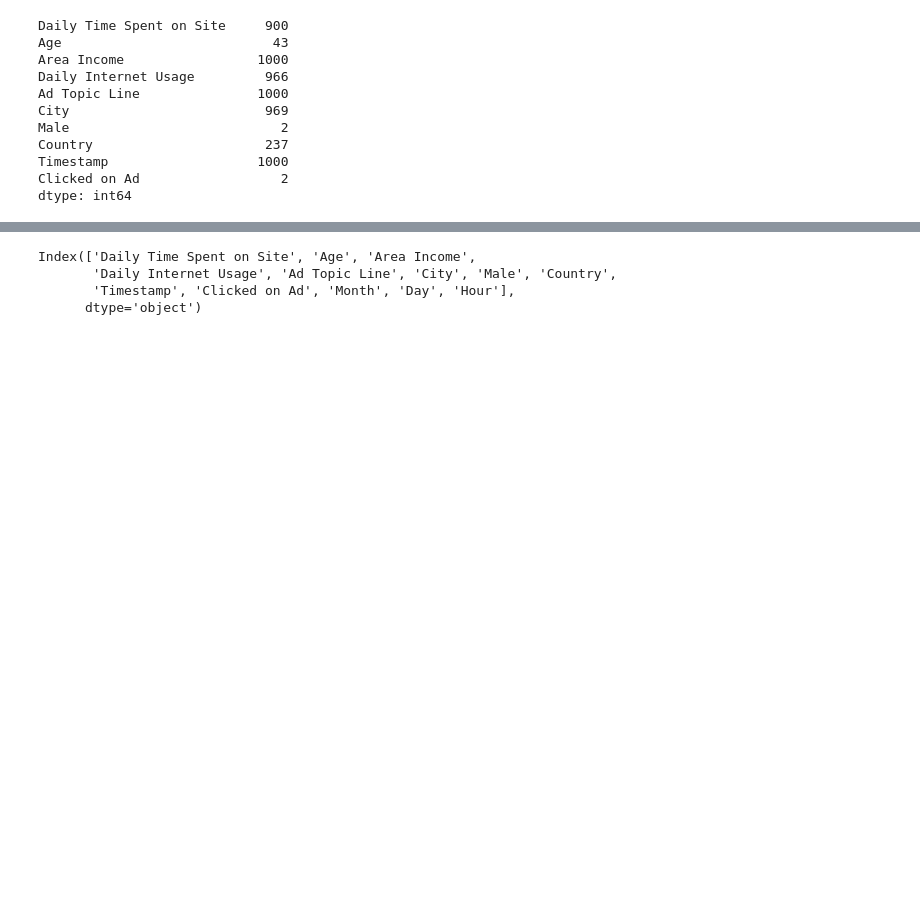
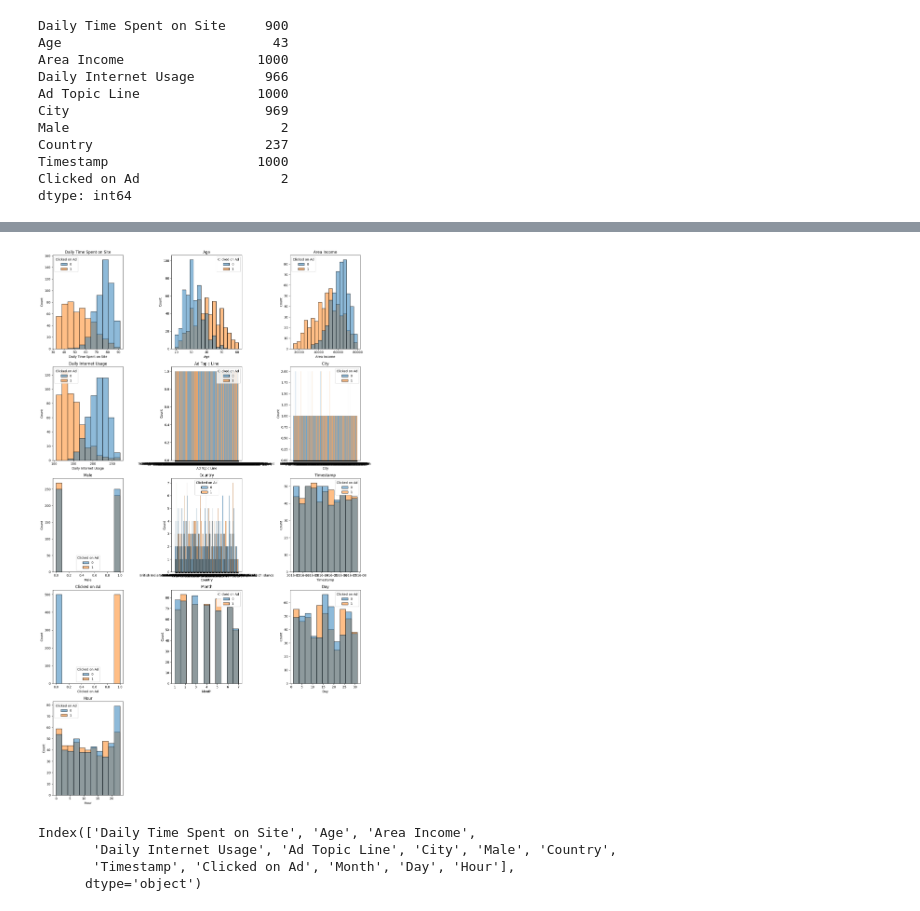
Before and after one commit to he11scream/BA_projects, a Jupyter notebook: Click on Ad/advertising.ipynb, the cells around one changed output, grey strips where cells are left out. Saved outputs shown, nothing was run; the diff lists cells and outputs as text; code cells hidden in the pictures; blank space fills up the shorter version.

```diff
--- a/Click on Ad/advertising.ipynb
+++ b/Click on Ad/advertising.ipynb
@@ -75,3 +79,26 @@ for i in data.columns:
+# %%
+df = pd.DataFrame(data)
+
+columns = df.columns
+rows = len(columns) // 3 + 1
+
+fig, axes = plt.subplots(rows, 3, figsize=(15, rows * 5))
+
+for idx, column in enumerate(columns):
+    ax = axes[idx // 3, idx % 3]
+    sns.histplot(data=df, x=column, ax=ax, hue='Clicked on Ad')
+    ax.set_title(column)
+
+# Удаление пустых подграфиков
+if len(columns) % 3 != 0:
+    for j in range(len(columns) % 3):
+        fig.delaxes(axes[rows-1, -j-1])
+        fig.delaxes(axes[rows-1, -j-2])
+
+plt.tight_layout()
+plt.show()
+# %% [output]
+[figure, added]
 # %%
 data.columns
 # %% [output]
```
Also changed, not shown: parts of 24 cells of this notebook.
